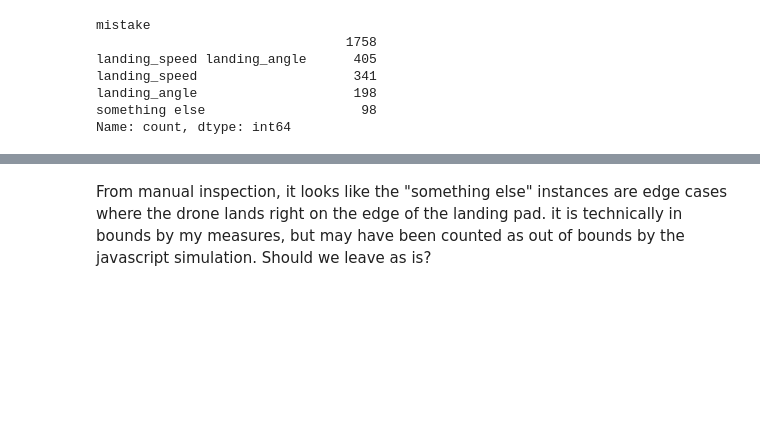
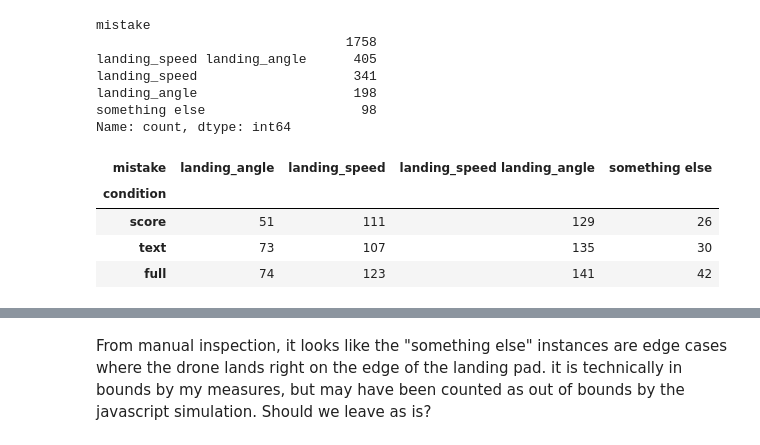
Before and after one commit to cairo-robotics/llm-multimodal-drone-feedback, a Jupyter notebook: analysis/analysis_brainstorm.ipynb, the cells around one changed output, grey strips where cells are left out. Saved outputs shown, nothing was run; the diff lists cells and outputs as text; code cells hidden in the pictures; blank space fills up the shorter version.

```diff
--- a/analysis/analysis_brainstorm.ipynb
+++ b/analysis/analysis_brainstorm.ipynb
@@ -947,3 +982,9 @@ for i in range(len(part_file)):
 # %% [output]
 skipping participant 637d4196c70a66e28ecede34 trial 15
 skipping participant 6522a86994a5ce0d7bb9feba trial 15
+# %%
+part_file['reached_mastery_3'] = part_file['three_in_a_row_idx'] > 0
+part_file['reached_mastery_5'] = part_file['five_in_a_row_idx'] > 0
+
+print(part_file.groupby('condition')['reached_mastery_3'].value_counts().unstack())
+print(part_file.groupby('condition')['reached_mastery_5'].value_counts().unstack())
@@ -1078,3 +1212,11 @@ landing_speed                    341
 landing_angle                    198
 something else                    98
 Name: count, dtype: int64
+# %%
+trial_file.groupby(['condition', 'mistake'])['trial'].count().unstack().drop(columns=[''])
+# %% [output]
+| mistake | landing_angle | landing_speed | landing_speed landing_angle | something else |
+| condition |  |  |  |  |
+| score | 51 | 111 | 129 | 26 |
+| text | 73 | 107 | 135 | 30 |
+| full | 74 | 123 | 141 | 42 |
```
Also changed, not shown: parts of 15 cells of this notebook.
